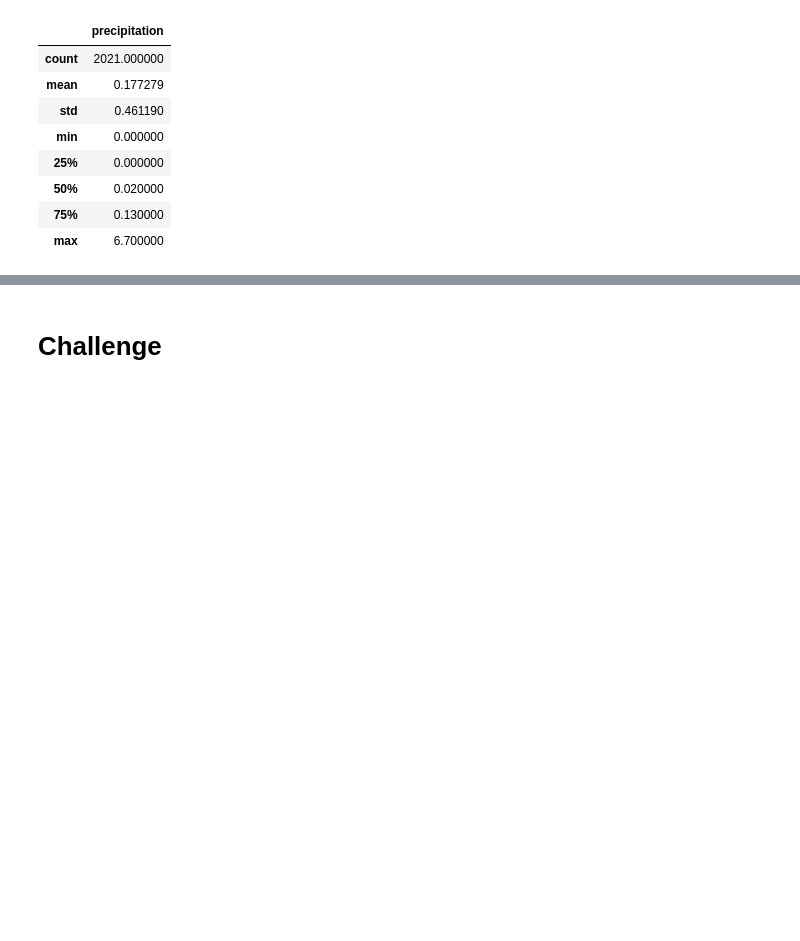
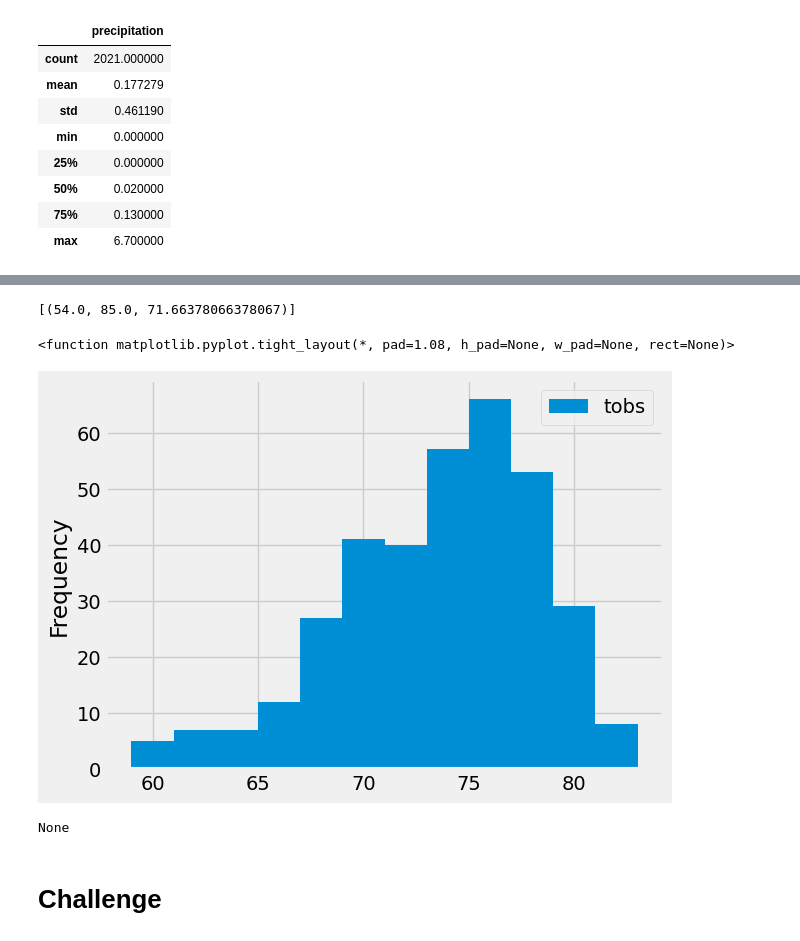
Before and after one commit to LJD0/Business_Climate_Analysis, a Jupyter notebook: climate_analysis.ipynb, the cells around one changed output, grey strips where cells are left out. Saved outputs shown, nothing was run; the diff lists cells and outputs as text; code cells hidden in the pictures; blank space fills up the shorter version.

```diff
--- a/climate_analysis.ipynb
+++ b/climate_analysis.ipynb
@@ -92,9 +108,22 @@ climate_df.describe()
 # %%
 # Using the station id from the previous query, calculate the lowest temperature recorded,
 # highest temperature recorded, and average temperature most active station?
+
+stats_busy_staiton = session.query(func.min(Measurement.tobs),func.max(Measurement.tobs),func.avg(Measurement.tobs)).filter(Measurement.station == 'USC00519281').all()
+stats_busy_staiton
+# %% [output]
+[(54.0, 85.0, 71.66378066378067)]
 # %%
 # Choose the station with the highest number of temperature observations.
 # Query the last 12 months of temperature observation data for this station and plot the results as a histogram
+new_query = session.query(Measurement.tobs).filter(Measurement.station == 'USC00519281').filter(Measurement.date >= prev_year).all()
+
+tobs_df = pd.DataFrame(new_query,columns=['tobs'])
+tobs_df.plot.hist(bins=12)
+plt.tight_layout
+# %% [output]
+<function matplotlib.pyplot.tight_layout(*, pad=1.08, h_pad=None, w_pad=None, rect=None)>
+[figure, added]
 # %%
 # Write a function called `calc_temps` that will accept start date and end date in the format '%Y-%m-%d'
 # and return the minimum, average, and maximum temperatures for that range of dates
@@ -101,2 +132,6 @@ climate_df.describe()
+# %%
+print(calc_temps('USC00519281'))
+# %% [output]
+None
 # %% [markdown]
 # Challenge
```
Also changed, not shown: parts of 4 cells of this notebook, 1 other file.
